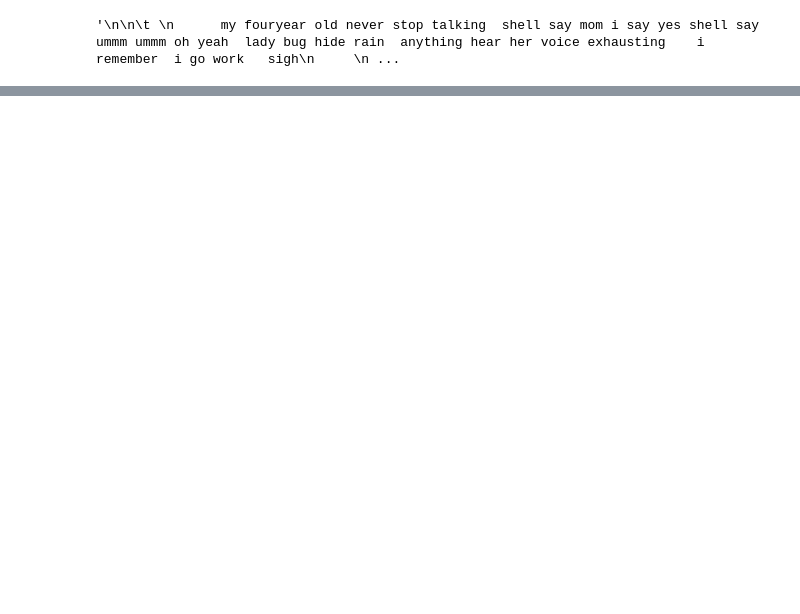
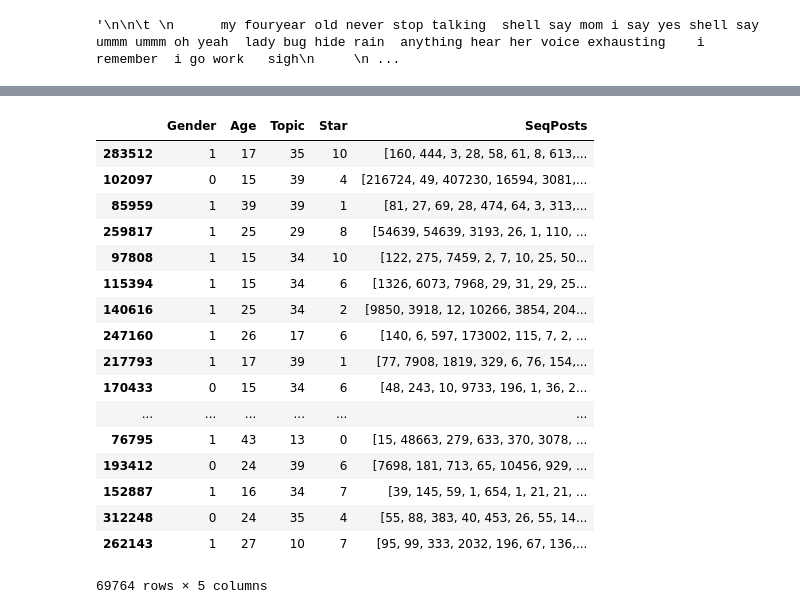
Before and after one commit to ExpertsVision/ML_DS_Tutorials, a Jupyter notebook: zodiac_star_pred.ipynb, the cells around one changed output, grey strips where cells are left out. Cells and saved outputs as stored; diff of their text form; code cells hidden in the pictures; blank space fills up the shorter version.

Commit message:
completed basic code till training of LSTM

```diff
--- a/zodiac_star_pred.ipynb
+++ b/zodiac_star_pred.ipynb
@@ -338,0 +300,18 @@ print(x_test.shape,y_test.shape)
+# %%
+#PROCESS CATEGORICAL DATA
+print("Handling categorical variables...")
+le = LabelEncoder()
+
+le.fit(train_clean.Gender)
+train_clean.Gender = le.transform(train_clean.Gender)
+
+le.fit(train_clean.Topic)
+train_clean.Topic = le.transform(train_clean.Topic)
+
+
+le.fit(train_clean.Star)
+train_clean.Star = le.transform(train_clean.Star)
+
+del le
+
+train_clean.head(3)
@@ -338,0 +324,12 @@ print(x_test.shape,y_test.shape)
+# %%
+#PROCESS TEXT: RAW
+print("Text to seq process...")
+from keras.preprocessing.text import Tokenizer
+raw_text = train_clean.lemma.str.strip()
+
+print("   Fitting tokenizer...")
+tok_raw = Tokenizer()
+tok_raw.fit_on_texts(raw_text)
+print("   Transforming text to seq...")
+
+train_clean["SeqPosts"] = tok_raw.texts_to_sequences(train_clean.lemma.str.strip())
@@ -338,0 +349,3 @@ print(x_test.shape,y_test.shape)
+# %%
+#train_clean.drop(['Posts','without_sw', 'lemma', 'Date'])
+train=train_clean.drop(['Posts', 'without_sw','lemma', 'Date'], axis = 1)
@@ -338,0 +361,5 @@ print(x_test.shape,y_test.shape)
+# %%
+#EXTRACT DEVELOPTMENT TEST
+dtrain, dvalid = train_test_split(train, random_state=123, train_size=0.80)
+print(dtrain.shape)
+print(dvalid.shape)
@@ -372,0 +529,21 @@ model.fit(X_train, Y_train, epochs = 7, batch_size=batch_size, verbose = 2)
+# %%
+dvalid
+# %% [output]
+|  | Gender | Age | Topic | Star | SeqPosts |
+| 283512 | 1 | 17 | 35 | 10 | [160, 444, 3, 28, 58, 61, 8, 613,... |
+| 102097 | 0 | 15 | 39 | 4 | [216724, 49, 407230, 16594, 3081,... |
+| 85959 | 1 | 39 | 39 | 1 | [81, 27, 69, 28, 474, 64, 3, 313,... |
+| 259817 | 1 | 25 | 29 | 8 | [54639, 54639, 3193, 26, 1, 110, ... |
+| 97808 | 1 | 15 | 34 | 10 | [122, 275, 7459, 2, 7, 10, 25, 50... |
+| 115394 | 1 | 15 | 34 | 6 | [1326, 6073, 7968, 29, 31, 29, 25... |
+| 140616 | 1 | 25 | 34 | 2 | [9850, 3918, 12, 10266, 3854, 204... |
+| 247160 | 1 | 26 | 17 | 6 | [140, 6, 597, 173002, 115, 7, 2, ... |
+| 217793 | 1 | 17 | 39 | 1 | [77, 7908, 1819, 329, 6, 76, 154,... |
+| 170433 | 0 | 15 | 34 | 6 | [48, 243, 10, 9733, 196, 1, 36, 2... |
+| ... | ... | ... | ... | ... | ... |
+| 76795 | 1 | 43 | 13 | 0 | [15, 48663, 279, 633, 370, 3078, ... |
+| 193412 | 0 | 24 | 39 | 6 | [7698, 181, 713, 65, 10456, 929, ... |
+| 152887 | 1 | 16 | 34 | 7 | [39, 145, 59, 1, 654, 1, 21, 21, ... |
+| 312248 | 0 | 24 | 35 | 4 | [55, 88, 383, 40, 453, 26, 55, 14... |
+| 262143 | 1 | 27 | 10 | 7 | [95, 99, 333, 2032, 196, 67, 136,... |
+69764 rows × 5 columns
```
Also changed, not shown: parts of 25 cells of this notebook.
